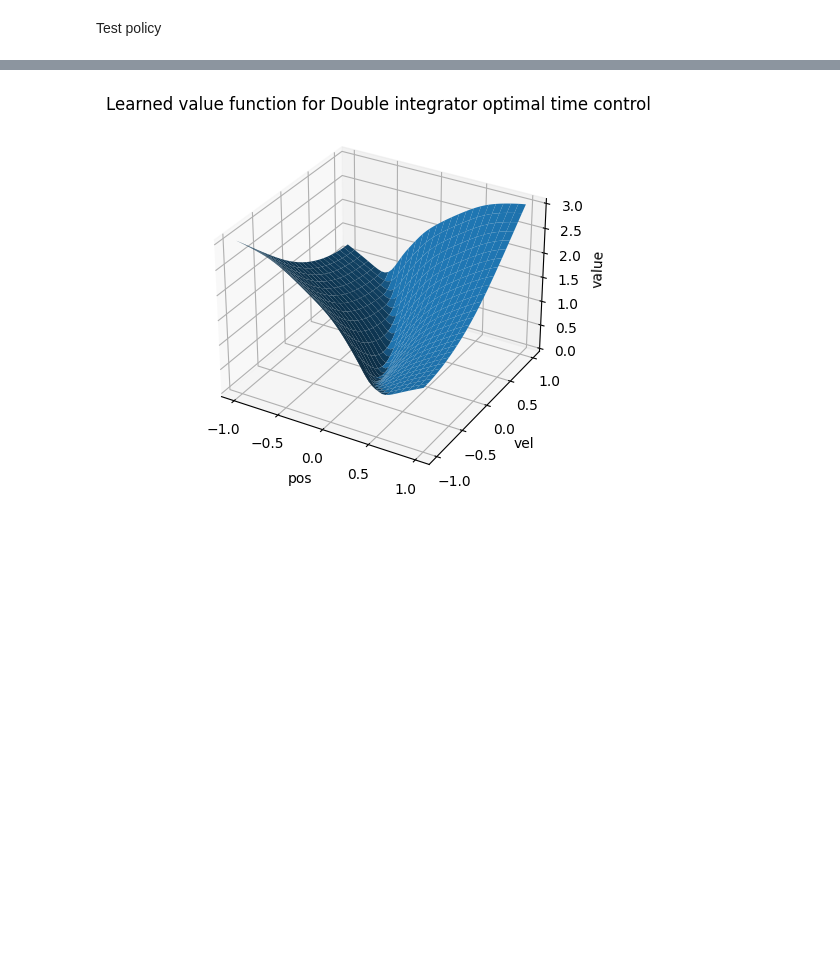
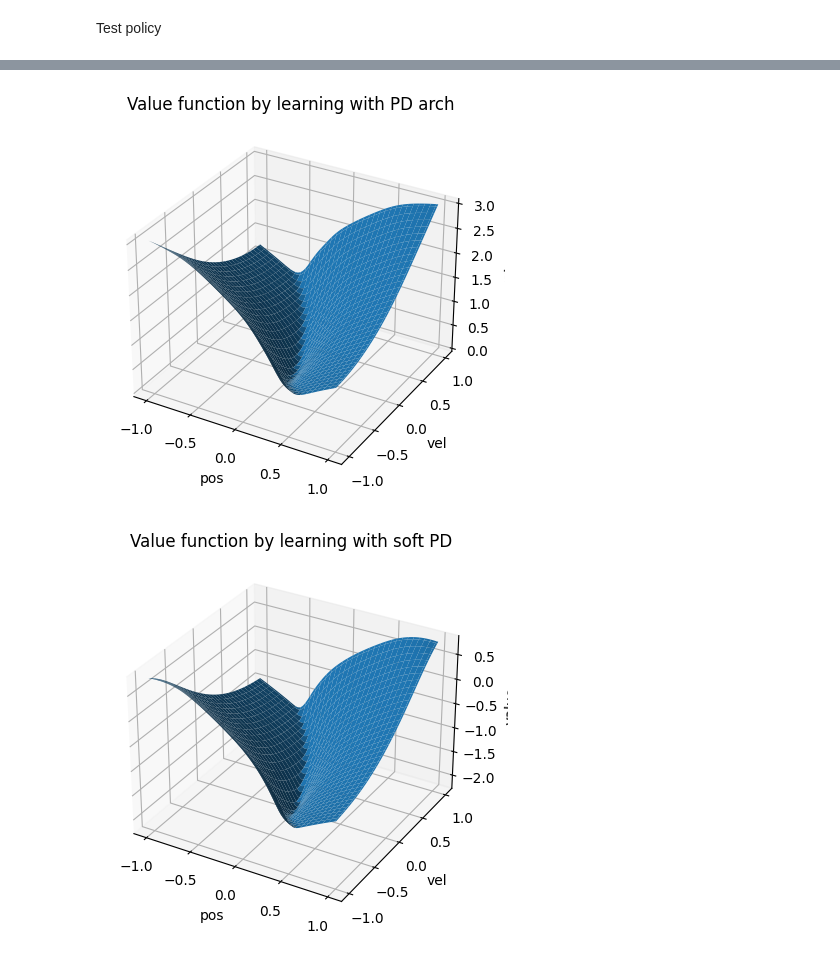
Before and after one commit to HaoxiangYou/Q_Learning_with_HJB, a Jupyter notebook: examples/double_integrator_optimal_time.ipynb, the cells around one changed output, grey strips where cells are left out. Cells and saved outputs as stored; diff of their text form; code cells hidden in the pictures; blank space fills up the shorter version.

```diff
--- a/examples/double_integrator_optimal_time.ipynb
+++ b/examples/double_integrator_optimal_time.ipynb
@@ -62,6 +62,7 @@ class SoftPSDValueApproximator(nn.Module):
         y = nn.Dense(128)(y)
         y = jnp.sin(y)
         y = nn.Dense(64)(y)
+        y = jnp.sin(y)
         y = nn.Dense(1)(y)
 
         return y.squeeze()
@@ -384,6 +533,6 @@ test_learned_policy(x0)
 # %%
 def visualize_learned_value_landscope(model, model_params, model_states, x_direction, y_direction,
-                        x_range=np.linspace(-1, 1, 51), y_range=np.linspace(-1, 1, 51), title="Learned value function"):
+                        x_range=np.linspace(-1, 1, 101), y_range=np.linspace(-1, 1, 101), title="Learned value function"):
     """
     This function help to draw value function landscope for learn function,
 
@@ -396,32 +545,71 @@ def visualize_learned_value_landscope(model, model_params, model_states, x_direc
         model_states: params for neural network states such as bn statistics
         x_direction: x axis direction
         y_direction: y axis direction
         x_range: the ranges for x direction
         y_range: the range for y direction
     """
 
 
     quick_apply = jax.jit(model.apply, static_argnames=["train"])
     X, Y = np.meshgrid(x_range, y_range)
     v_learned = np.zeros_like(X)
 
     for i in range(X.shape[0]):
         for j in range(Y.shape[1]):
             x = X[i,j] * x_direction
             x += Y[i,j] * y_direction
             v_learned[i,j] = quick_apply({"params":model_params, **model_states}, x)
 
     fig = plt.figure()
     ax = fig.add_subplot(111, projection='3d')
     ax.plot_surface(X, Y, v_learned)
     ax.set_xlabel(f"pos")
     ax.set_ylabel(f"vel")
     ax.set_zlabel('value')
     plt.title(title)
 
+def visualize_level_set_value_landscope():
+    Pos, Vel = np.meshgrid(pos_span, vel_span)
+    fig = plt.figure()
+    ax = fig.add_subplot(111, projection='3d')
+    ax.plot_surface(Pos, Vel, value_function_by_level_set_method)
+    ax.set_xlabel(f"pos")
+    ax.set_ylabel(f"vel")
+    ax.set_zlabel('value')
+    plt.title("Value function by level set method")
+
+def visualize_analytical_value_landscope():
+    Pos, Vel = np.meshgrid(pos_span, vel_span)
+    fig = plt.figure()
+    ax = fig.add_subplot(111, projection='3d')
+    ax.plot_surface(Pos, Vel, value_function_by_analytical)
+    ax.set_xlabel(f"pos")
+    ax.set_ylabel(f"vel")
+    ax.set_zlabel('value')
+    plt.title("Value function analytical")
+
+def visualize_lqr_value_landscope():
+    Pos, Vel = np.meshgrid(pos_span, vel_span)
+    v_lqr = np.zeros_like(Pos)
+    for i in range(Pos.shape[0]):
+        for j in range(Vel.shape[1]):
+            x = np.array([Pos[i,j], Vel[i,j]])
+            v_lqr[i, j] = x.T @ P @ x
+    fig = plt.figure()
+    ax = fig.add_subplot(111, projection='3d')
+    ax.plot_surface(Pos, Vel, v_lqr)
+    ax.set_xlabel(f"pos")
+    ax.set_ylabel(f"vel")
+    ax.set_zlabel('value')
+    plt.title("Value function LQR")
 
 x_direction = np.array([1,0])
 y_direction = np.array([0,1])
-visualize_learned_value_landscope(psd_value_function_approximator, psd_model_params, psd_model_states, x_direction=x_direction, y_direction=y_direction, title="Learned value function for Double integrator optimal time control")
+visualize_learned_value_landscope(psd_value_function_approximator, psd_model_params, psd_model_states, x_direction=x_direction, y_direction=y_direction, title="Value function by learning with PD arch")
+visualize_learned_value_landscope(soft_psd_value_function_approximator, soft_psd_model_params, soft_psd_model_states, x_direction=x_direction, y_direction=y_direction, title="Value function by learning with soft PD")
+visualize_level_set_value_landscope()
+visualize_analytical_value_landscope()
+visualize_lqr_value_landscope()
 # %% [output]
-[figure, old version]
+[figure, new version]
+[figure, added]
```
Also changed, not shown: parts of 10 cells of this notebook, 1 other file.
